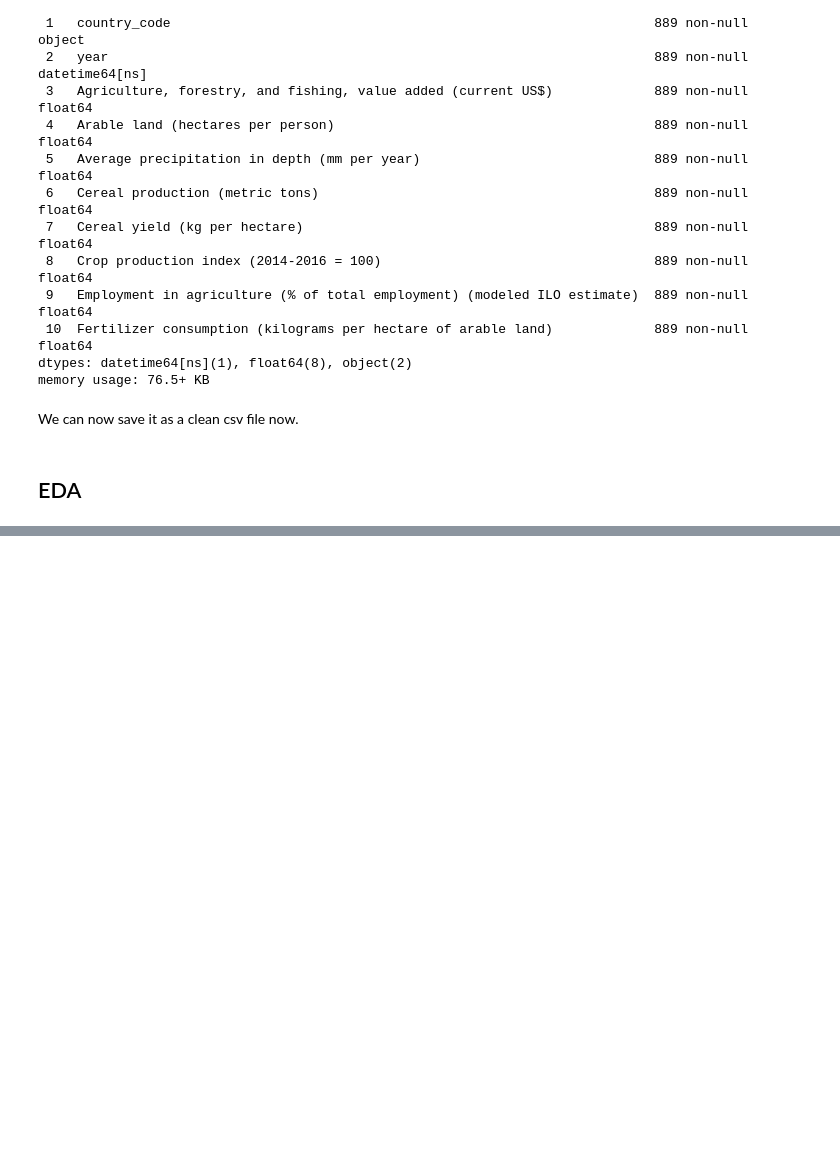
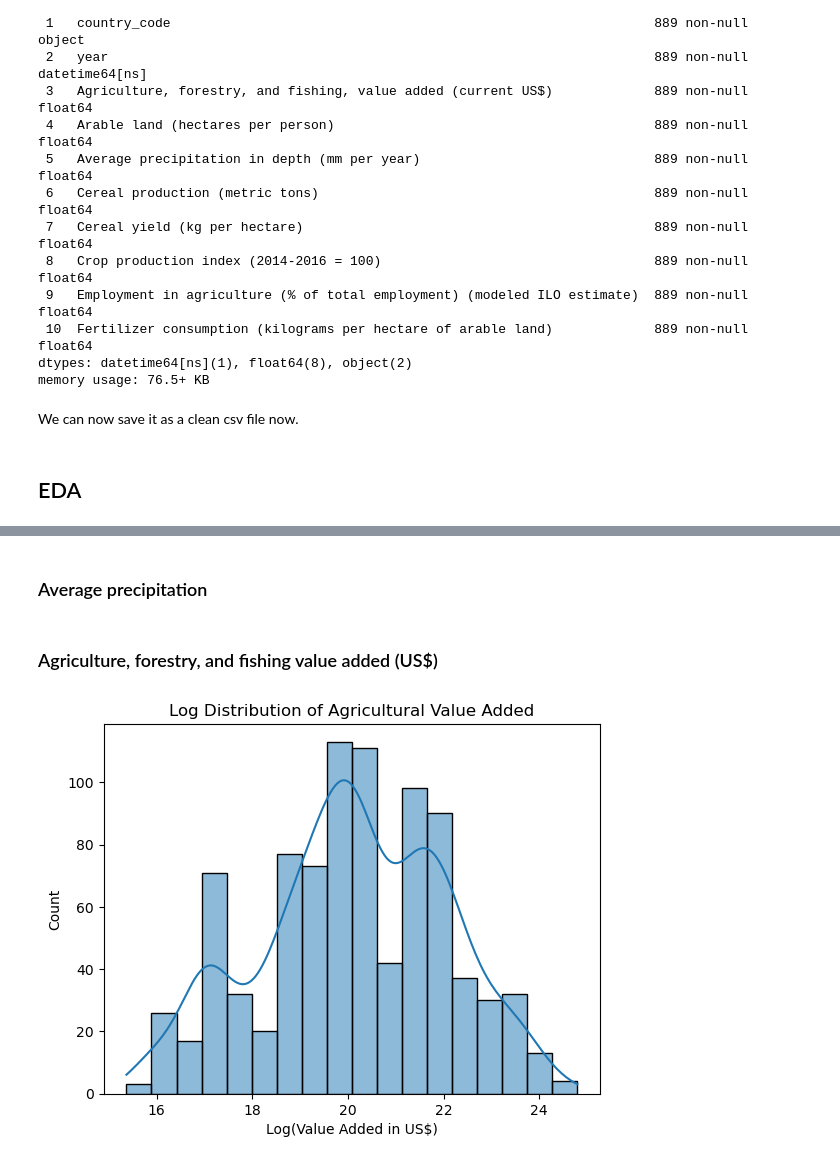
Before and after one commit to Rodgerdev/east-africa-fertilizer-project, a Jupyter notebook: east_africa_proj.ipynb, the cells around one changed output, grey strips where cells are left out. Saved outputs shown, nothing was run; the diff lists cells and outputs as text; code cells hidden in the pictures; blank space fills up the shorter version.

```diff
--- a/east_africa_proj.ipynb
+++ b/east_africa_proj.ipynb
@@ -472,0 +555,11 @@ df = pd.read_csv('clean/df_clean.csv')
+# %% [markdown]
+### Average precipitation
+# %% [markdown]
+### Agriculture, forestry, and fishing value added (US$)
+# %%
+sns.histplot(np.log1p(df['Agriculture, forestry, and fishing, value added (current US$)']), kde=True)
+plt.title('Log Distribution of Agricultural Value Added')
+plt.xlabel('Log(Value Added in US$)')
+plt.show()
+# %% [output]
+[figure, added]
```
Also changed, not shown: parts of 21 cells of this notebook, 1 other file.
